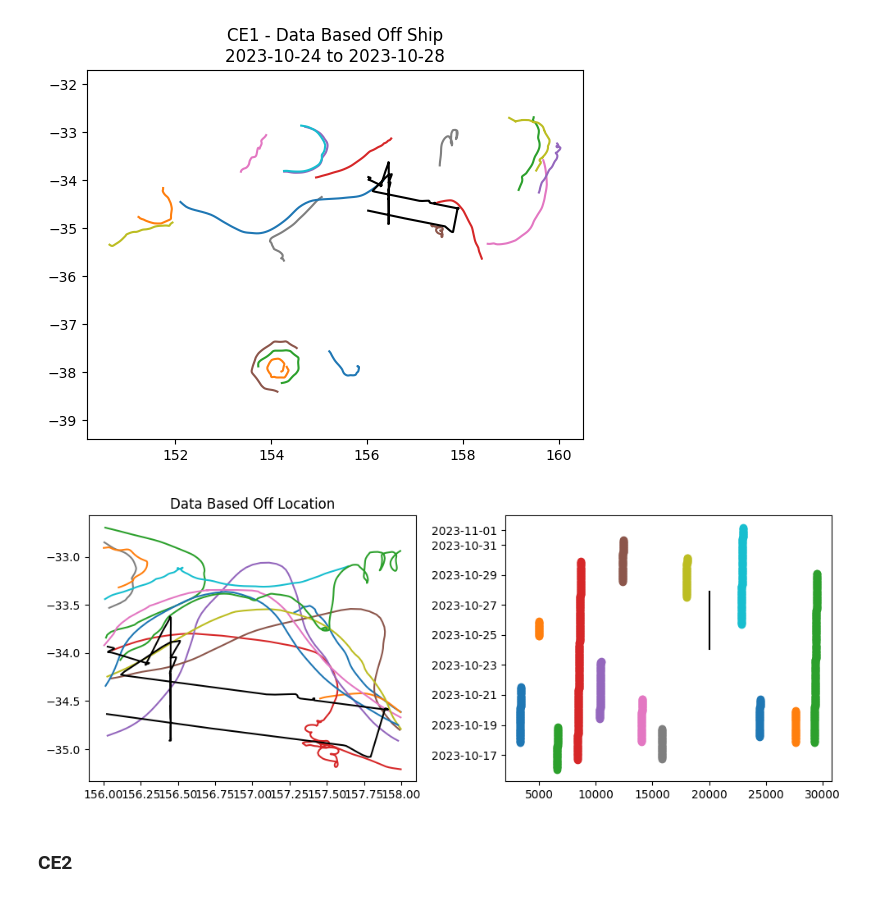
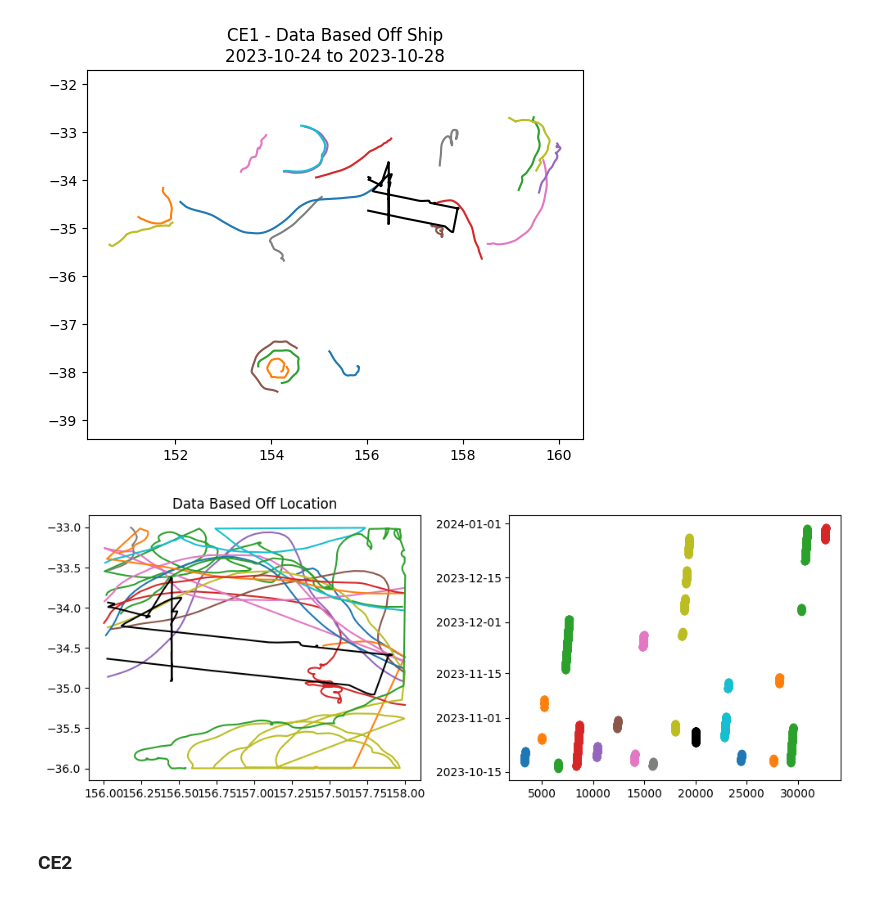
Before and after one commit to regdowse/UNSW-MRes, a Jupyter notebook: MRes/Chapter1/Drifters.ipynb, the cells around one changed output. Saved outputs shown, nothing was run; the diff lists cells and outputs as text; code cells hidden in the pictures.

```diff
--- a/MRes/Chapter1/Drifters.ipynb
+++ b/MRes/Chapter1/Drifters.ipynb
@@ -16,6 +70,6 @@ lon_drif, lat_drif = drifter_dataset['longitude'][:].data, drifter_dataset['lati
 tim_drif, ID_drif = drifter_dataset['time'][:].data, drifter_dataset['ID'][:].data
 dt_strings = [b''.join(row).decode('utf-8') for row in tim_drif]
 tim_drif = [datetime.fromisoformat(s) for s in dt_strings]
-df_drifters = pd.DataFrame({'ID': ID_drif.astype(int), 'Lon': lon_drif, 'Lat': lat_drif, 'Time': tim_drif})
+df_drifters = pd.DataFrame({'ID': ID_drif.astype(int), 'Lon': lon_drif, 'Lat': lat_drif, 'u': u_drif, 'v': v_drif, 'Time': tim_drif})
 df_drifters
 # %% [output]
@@ -122,4 +176,23 @@ plt.plot(df_sadcp['Lon'], df_sadcp['Lat'], c='k')
 plt.text(155.2, -33.4, 'AE', fontweight='bold', fontsize=16, color='r')
 plt.text(156.5, -35.5, 'CE1', fontweight='bold', fontsize=16, color='b')
 plt.text(154.5, -37.5, 'CE2', fontweight='bold', fontsize=16, color='b')
+
+lon_min_AE, lon_max_AE = 153.2, 156
+lat_min_AE, lat_max_AE = -35, -31.5
+
+lon_min_CE1, lon_max_CE1 = 156, 158
+lat_min_CE1, lat_max_CE1 = -36, -33
+
+# lon_min_CE2, lon_max_CE2 = 152, 156
+# lat_min_CE2, lat_max_CE2 = -39, -37
+
+lon_min_CE2, lon_max_CE2 = 153, 155
+lat_min_CE2, lat_max_CE2 = -38.75, -37.25
+
+boxes = {"AE": (lon_min_AE, lon_max_AE, lat_min_AE, lat_max_AE),
+         "CE1": (lon_min_CE1, lon_max_CE1, lat_min_CE1, lat_max_CE1),
+         "CE2": (lon_min_CE2, lon_max_CE2, lat_min_CE2, lat_max_CE2)}
+
+for label, (lon_min, lon_max, lat_min, lat_max) in boxes.items():
+    plt.plot([lon_min, lon_max, lon_max, lon_min, lon_min], [lat_min, lat_min, lat_max, lat_max, lat_min], color='r' if 'A' in label else 'b')
 # %% [output]
@@ -128,8 +200,15 @@ Text(154.5, -37.5, 'CE2')
 # %% [markdown]
 ### AE
 # %%
-df_AE_sadcp = df_sadcp[(df_sadcp['Lon'] >= 153.2) & (df_sadcp['Lon'] < 156) & (df_sadcp['Lat'] >= -35)]
-df_AE_drifters = df_relative_drifters[(df_relative_drifters['Lon'] >= 153.2) & (df_relative_drifters['Lon'] < 156) & (df_relative_drifters['Lat'] >= -35)]
+df_AE_sadcp = df_sadcp[
+    (df_sadcp['Lon'] >= lon_min_AE) & (df_sadcp['Lon'] <= lon_max_AE) &
+    (df_sadcp['Lat'] >= lat_min_AE) & (df_sadcp['Lat'] <= lat_max_AE)
+]
+
+df_AE_drifters = df_drifters[
+    (df_drifters['Lon'] >= lon_min_AE) & (df_drifters['Lon'] <= lon_max_AE) &
+    (df_drifters['Lat'] >= lat_min_AE) & (df_drifters['Lat'] <= lat_max_AE)
+]
 
 t1_AE = df_AE_sadcp['Time'].min()
 t2_AE = df_AE_sadcp['Time'].max()
@@ -236,8 +299,15 @@ plt.show()
 # %% [markdown]
 ### CE1
 # %%
-df_CE1_sadcp = df_sadcp[(df_sadcp['Lon'] >= 156) & (df_sadcp['Lon'] <= 158)]
-df_CE1_drifters = df_relative_drifters[(df_relative_drifters['Lon'] >= 156) & (df_relative_drifters['Lon'] <= 158)]
+df_CE1_sadcp = df_sadcp[
+    (df_sadcp['Lon'] >= lon_min_CE1) & (df_sadcp['Lon'] <= lon_max_CE1) &
+    (df_sadcp['Lat'] >= lat_min_CE1) & (df_sadcp['Lat'] <= lat_max_CE1)
+]
+
+df_CE1_drifters = df_drifters[
+    (df_drifters['Lon'] >= lon_min_CE1) & (df_drifters['Lon'] <= lon_max_CE1) &
+    (df_drifters['Lat'] >= lat_min_CE1) & (df_drifters['Lat'] <= lat_max_CE1)
+]
 
 t1_CE1 = df_CE1_sadcp['Time'].min()
 t2_CE1 = df_CE1_sadcp['Time'].max()
@@ -261,22 +331,22 @@ Text(0.5, 1.0, 'CE1 - Data Based Off Ship\n2023-10-24 to 2023-10-28')
 # %%
 fig, axs = plt.subplots(1, 2, figsize=(10, 4))
 for ID in df_CE1_drifters['ID'].unique():
     df_drif = df_CE1_drifters[df_CE1_drifters['ID']==ID]
     axs[0].plot(df_drif['Lon'], df_drif['Lat'], label=f'D{ID}')
     axs[1].scatter(df_drif.index, df_drif['Time'], label=f'D{ID}')
 
 t1 = df_CE1_drifters['Time'].min()
 t2 = df_CE1_drifters['Time'].max()
 df = df_CE1_sadcp[(df_CE1_sadcp['Time'] >= t1) & (df_CE1_sadcp['Time'] <= t2)]
 axs[0].plot(df['Lon'], df['Lat'], 'k')
 
-axs[1].plot([20000, 20000], [df_CE1_sadcp['Time'].min(), df_CE1_sadcp['Time'].max()], 'k')
+axs[1].scatter([20000]*len(df_CE1_sadcp), df_CE1_sadcp['Time'], color='k')
 
 axs[0].set_title('Data Based Off Location')
 plt.tight_layout()
 plt.show()
 # %% [output]
-[figure, old version]
+[figure, new version]
 # %% [markdown]
 ### CE2
 # %%
```
Also changed, not shown: parts of 13 cells of this notebook.
